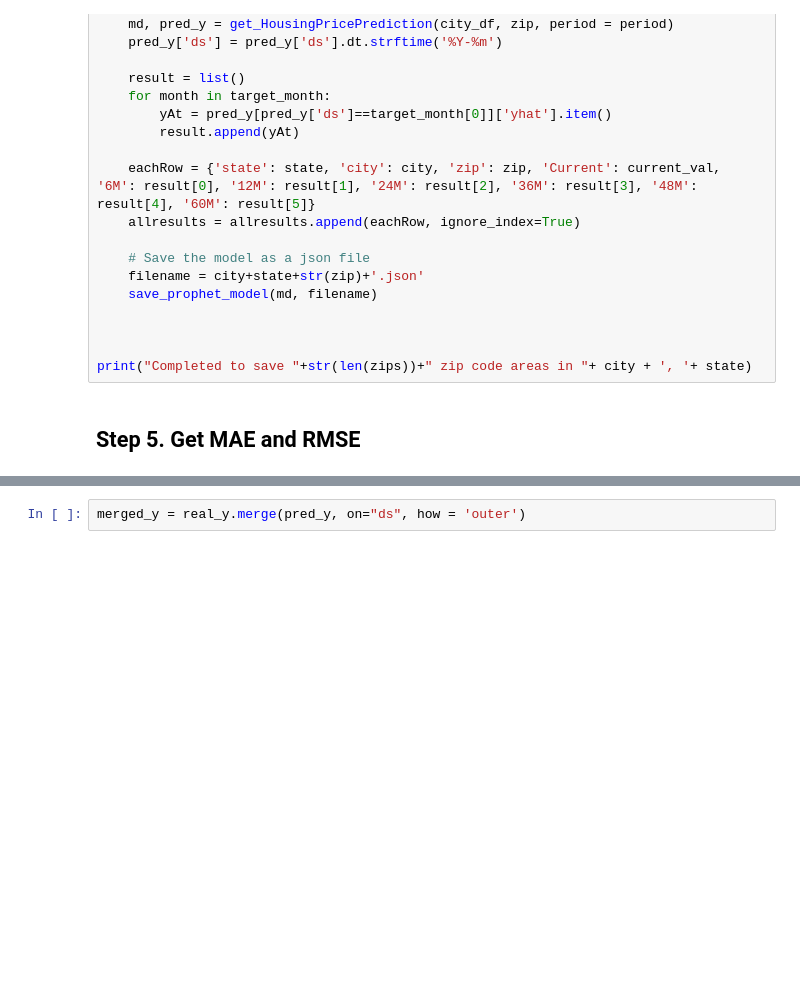
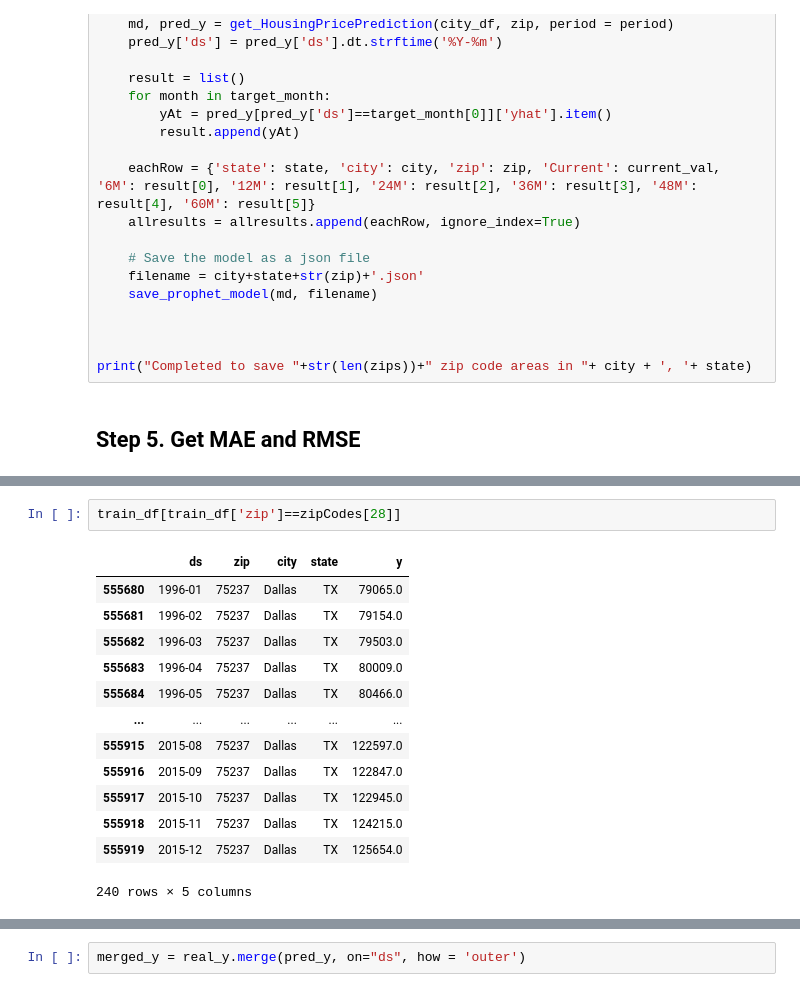
Before and after one commit to jeonghojo00/HousingPricePrediction, a Jupyter notebook: HousingPrice_Prophet_byZip.ipynb, the cells around one changed output, grey strips where cells are left out. Cells and saved outputs as stored; diff of their text form; blank space fills up the shorter version.

```diff
--- a/HousingPrice_Prophet_byZip.ipynb
+++ b/HousingPrice_Prophet_byZip.ipynb
@@ -411,0 +473,16 @@ df = load_data()
+# %%
+train_df[train_df['zip']==zipCodes[28]]
+# %% [output]
+|  | ds | zip | city | state | y |
+| 555680 | 1996-01 | 75237 | Dallas | TX | 79065.0 |
+| 555681 | 1996-02 | 75237 | Dallas | TX | 79154.0 |
+| 555682 | 1996-03 | 75237 | Dallas | TX | 79503.0 |
+| 555683 | 1996-04 | 75237 | Dallas | TX | 80009.0 |
+| 555684 | 1996-05 | 75237 | Dallas | TX | 80466.0 |
+| ... | ... | ... | ... | ... | ... |
+| 555915 | 2015-08 | 75237 | Dallas | TX | 122597.0 |
+| 555916 | 2015-09 | 75237 | Dallas | TX | 122847.0 |
+| 555917 | 2015-10 | 75237 | Dallas | TX | 122945.0 |
+| 555918 | 2015-11 | 75237 | Dallas | TX | 124215.0 |
+| 555919 | 2015-12 | 75237 | Dallas | TX | 125654.0 |
+240 rows × 5 columns
```
Also changed, not shown: parts of 19 cells of this notebook.
